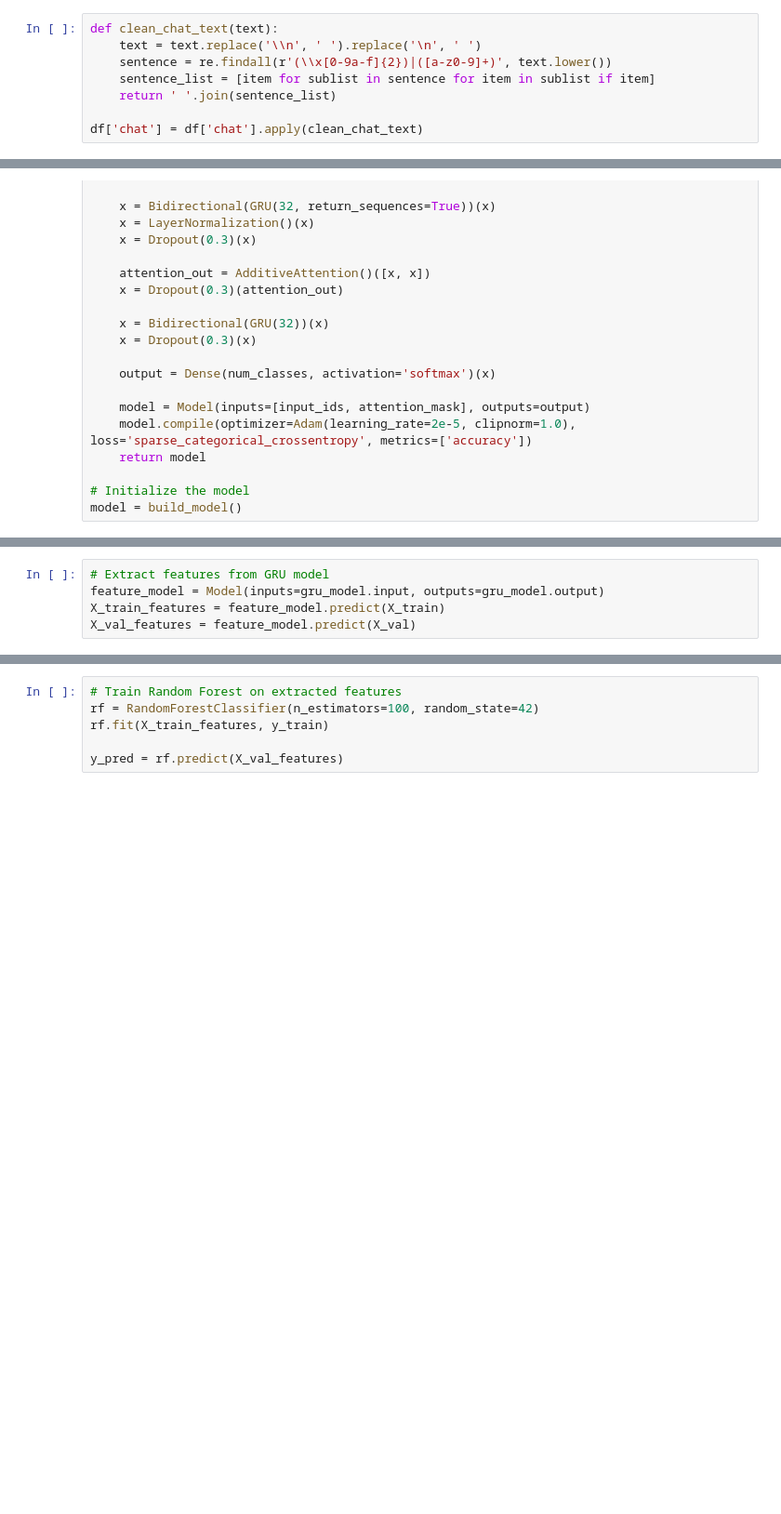
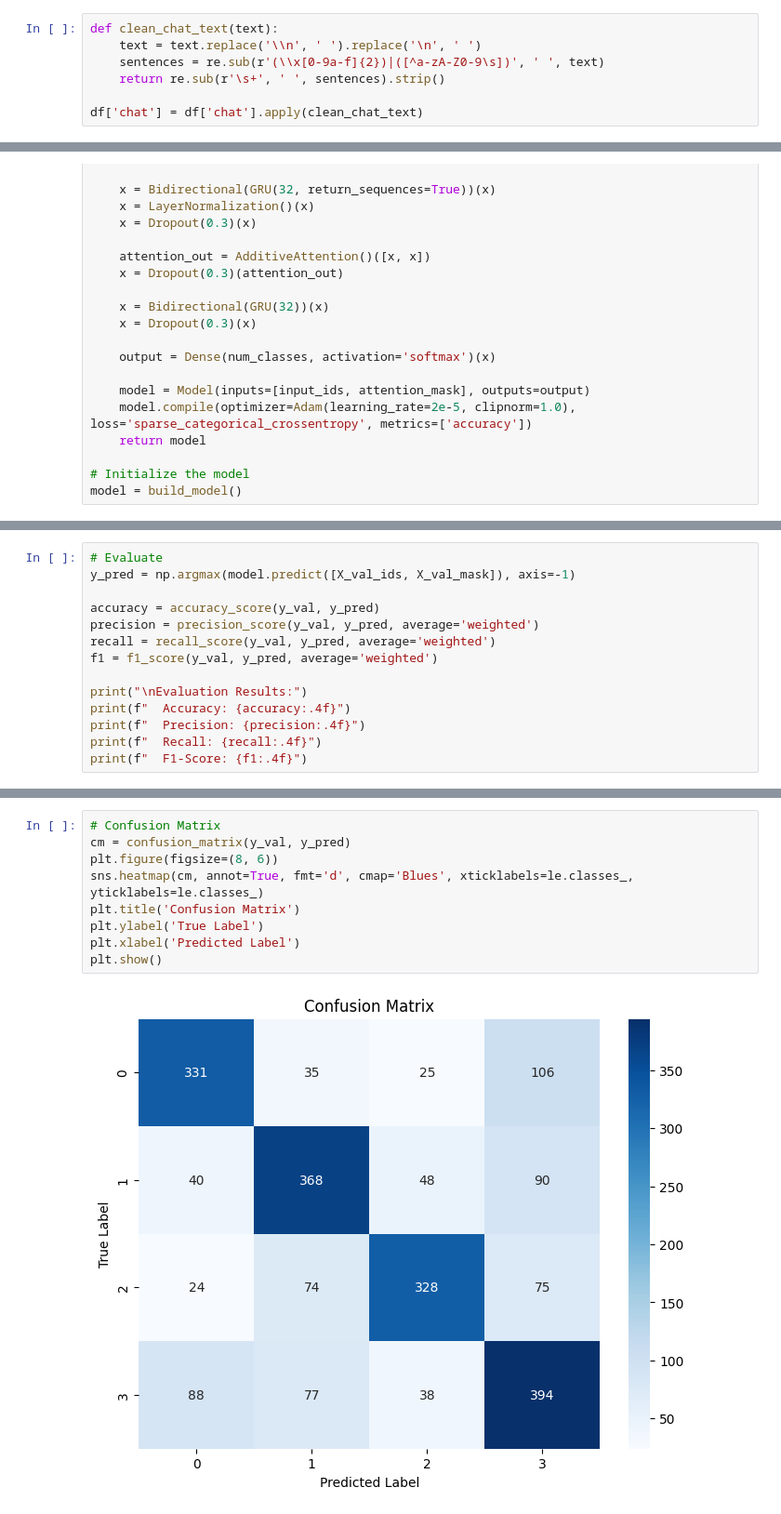
Before and after one commit to daffirds/RobloxGameChatAnalysis, a Jupyter notebook: SentimentAnalysis.ipynb, the cells around one changed output, grey strips where cells are left out. Shown: that part at 93% size. Cells and saved outputs as stored; diff of their text form; blank space fills up the shorter version.

```diff
--- a/SentimentAnalysis.ipynb
+++ b/SentimentAnalysis.ipynb
@@ -26,9 +31,8 @@ df['label'] = df['label'].astype(str)
 # %%
 def clean_chat_text(text):
     text = text.replace('\\n', ' ').replace('\n', ' ')
-    sentence = re.findall(r'(\\x[0-9a-f]{2})|([a-z0-9]+)', text.lower())
-    sentence_list = [item for sublist in sentence for item in sublist if item]
-    return ' '.join(sentence_list)
+    sentences = re.sub(r'(\\x[0-9a-f]{2})|([^a-zA-Z0-9\s])', ' ', text)
+    return re.sub(r'\s+', ' ', sentences).strip()
 
 df['chat'] = df['chat'].apply(clean_chat_text)
 # %%
@@ -143,5 +154,14 @@ Epoch 4/10
 # %%
-# Extract features from GRU model
-feature_model = Model(inputs=gru_model.input, outputs=gru_model.output)
-X_train_features = feature_model.predict(X_train)
-X_val_features = feature_model.predict(X_val)
+# Evaluate
+y_pred = np.argmax(model.predict([X_val_ids, X_val_mask]), axis=-1)
+
+accuracy = accuracy_score(y_val, y_pred)
+precision = precision_score(y_val, y_pred, average='weighted')
+recall = recall_score(y_val, y_pred, average='weighted')
+f1 = f1_score(y_val, y_pred, average='weighted')
+
+print("\nEvaluation Results:")
+print(f"  Accuracy: {accuracy:.4f}")
+print(f"  Precision: {precision:.4f}")
+print(f"  Recall: {recall:.4f}")
+print(f"  F1-Score: {f1:.4f}")
@@ -148,6 +176,11 @@ X_val_features = feature_model.predict(X_val)
 # %%
-# Train Random Forest on extracted features
-rf = RandomForestClassifier(n_estimators=100, random_state=42)
-rf.fit(X_train_features, y_train)
-
-y_pred = rf.predict(X_val_features)
+# Confusion Matrix
+cm = confusion_matrix(y_val, y_pred)
+plt.figure(figsize=(8, 6))
+sns.heatmap(cm, annot=True, fmt='d', cmap='Blues', xticklabels=le.classes_, yticklabels=le.classes_)
+plt.title('Confusion Matrix')
+plt.ylabel('True Label')
+plt.xlabel('Predicted Label')
+plt.show()
+# %% [output]
+[figure, added]
```
Also changed, not shown: parts of 8 cells of this notebook.
